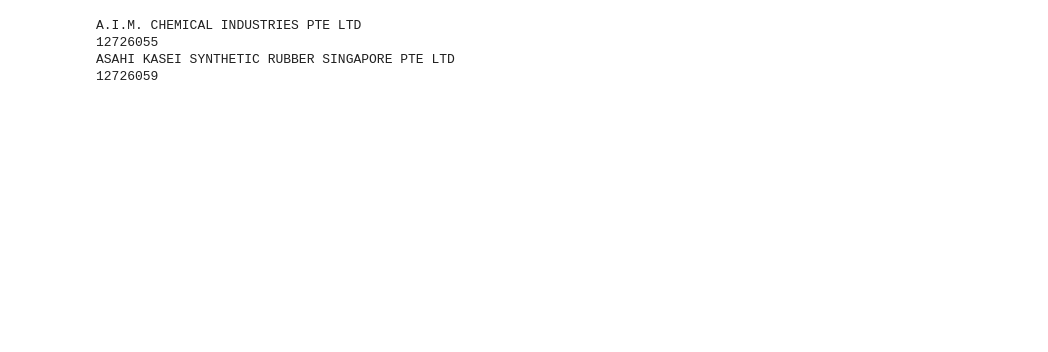
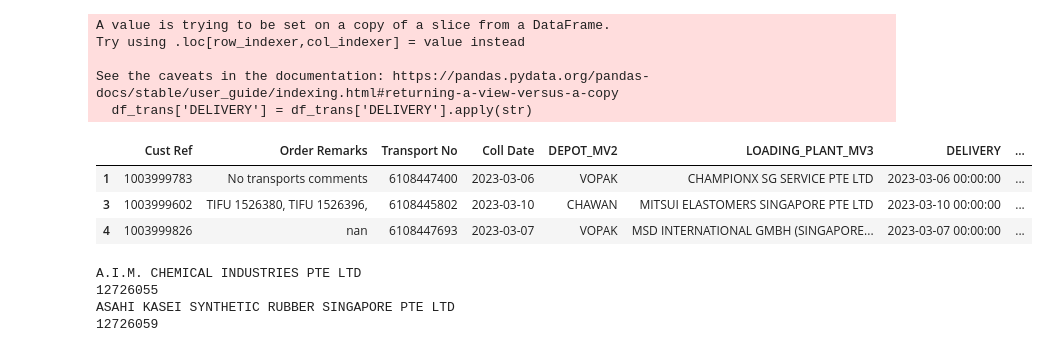
Before and after one commit to JohnTan38/Zomato, a Jupyter notebook: Analysis/TRANSPOREON.ipynb, the cells around one changed output. Cells and saved outputs as stored; diff of their text form; code cells hidden in the pictures; blank space fills up the shorter version.

```diff
--- a/Analysis/TRANSPOREON.ipynb
+++ b/Analysis/TRANSPOREON.ipynb
@@ -672,0 +584,25 @@ with pd.ExcelWriter(r"C:/Users/john.tan/OneDrive - Cogent Holdings Pte. Ltd/Docu
+# %%
+from datetime import datetime
+df_trans['DELIVERY'] = pd.to_datetime(df_trans['DELIVERY'], format="%Y-%m-%d")
+curr_filter = datetime.now()
+df_trans = df_trans.loc[df_trans['DELIVERY'] >= curr_filter]
+
+df_trans['DELIVERY'] = df_trans['DELIVERY'].apply(str)
+#df_trans.dtypes
+# %% [output]
+A value is trying to be set on a copy of a slice from a DataFrame.
+Try using .loc[row_indexer,col_indexer] = value instead
+
+See the caveats in the documentation: https://pandas.pydata.org/pandas-docs/stable/user_guide/indexing.html#returning-a-view-versus-a-copy
+  df_trans['DELIVERY'] = df_trans['DELIVERY'].apply(str)
+# %%
+for i in range (len(df_trans)):
+    if df_trans.apply(lambda x: (x['Order Remarks'] in ['nan']), axis=1).any() == True:
+        df_trans.at[i, 'Order Remarks'] = 'No transports comments'
+df_trans = df_trans.dropna(subset=['Cust Ref'])
+df_trans
+# %% [output]
+|  | Cust Ref | Order Remarks | Transport No | Coll Date | DEPOT_MV2 | LOADING_PLANT_MV3 | DELIVERY | ... |
+| 1 | 1003999783 | No transports comments | 6108447400 | 2023-03-06 | VOPAK | CHAMPIONX SG SERVICE PTE LTD | 2023-03-06 00:00:00 | ... |
+| 3 | 1003999602 | TIFU 1526380, TIFU 1526396, | 6108445802 | 2023-03-10 | CHAWAN | MITSUI ELASTOMERS SINGAPORE PTE LTD | 2023-03-10 00:00:00 | ... |
+| 4 | 1003999826 | nan | 6108447693 | 2023-03-07 | VOPAK | MSD INTERNATIONAL GMBH (SINGAPORE... | 2023-03-07 00:00:00 | ... |
```
Also changed, not shown: parts of 40 cells of this notebook.
